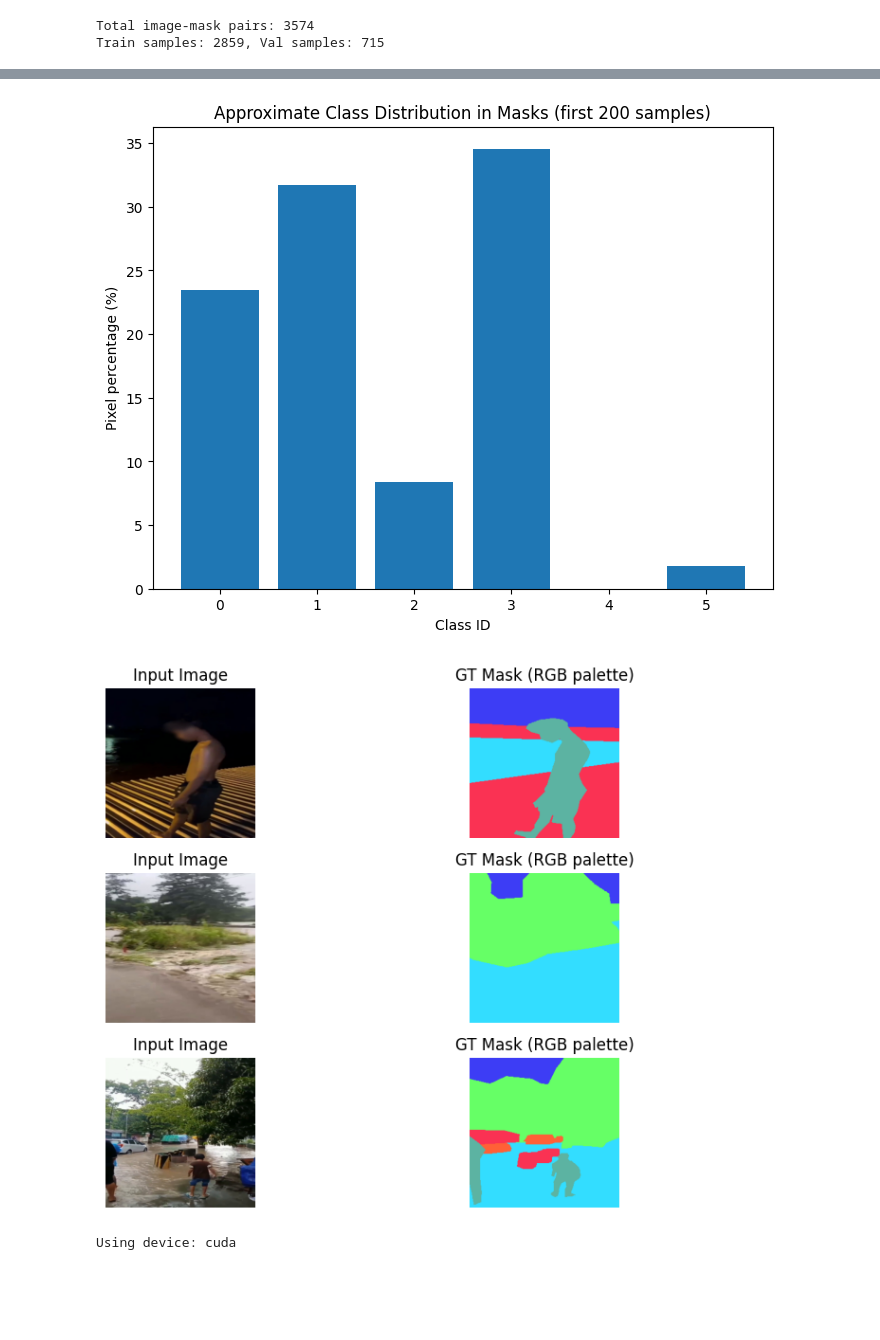
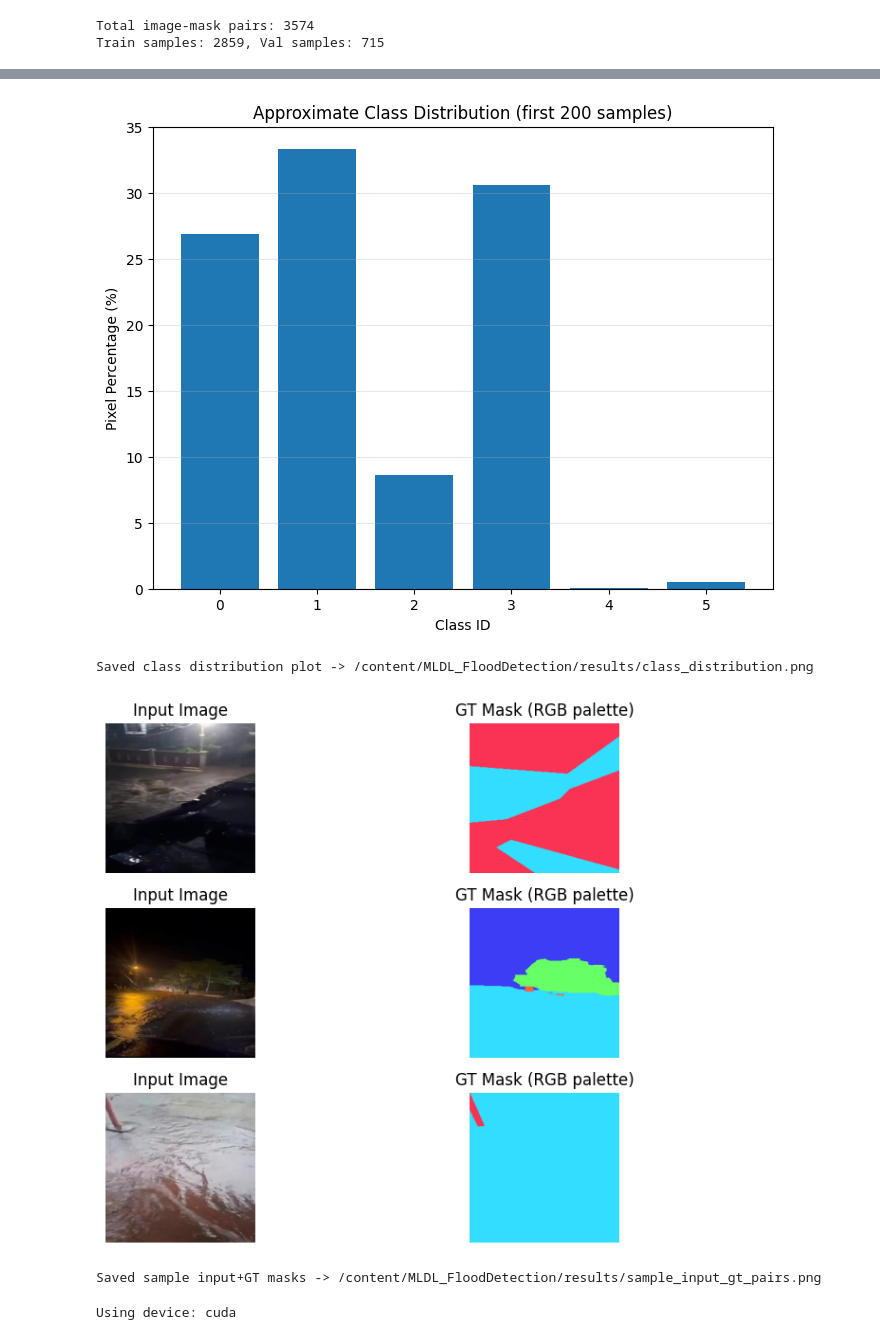
Before and after one commit to viseshb/flood-detection-vision-transformer, a Jupyter notebook: MLDL_FloodDetection/update2/MLDL_Project.ipynb, the cells around one changed output, grey strips where cells are left out. Saved outputs shown, nothing was run; the diff lists cells and outputs as text; code cells hidden in the pictures; blank space fills up the shorter version.

```diff
--- a/MLDL_FloodDetection/update2/MLDL_Project.ipynb
+++ b/MLDL_FloodDetection/update2/MLDL_Project.ipynb
@@ -227,22 +252,34 @@ def compute_class_distribution(dataset, max_samples=200):
 
     return counts
 
+# Compute distribution
 class_counts = compute_class_distribution(full_dataset, max_samples=200)
 class_props = class_counts / class_counts.sum()
 
 print("\nApproximate class pixel distribution:")
 for c, cnt in enumerate(class_counts):
-    print(f"Class {c}: {cnt} pixels ({class_props[c]*100:.2f}%)")
+    print(f"Class {c}: {cnt} pixels ({class_props[c] * 100:.2f}%)")
 
-# Bar plot
-plt.figure()
+# ---------------------------
+# SAVE BAR PLOT
+# ---------------------------
+plt.figure(figsize=(8, 6))
 plt.bar(range(num_classes), class_props * 100)
 plt.xlabel("Class ID")
-plt.ylabel("Pixel percentage (%)")
-plt.title("Approximate Class Distribution in Masks (first 200 samples)")
+plt.ylabel("Pixel Percentage (%)")
+plt.title("Approximate Class Distribution (first 200 samples)")
+plt.grid(axis="y", alpha=0.3)
+
+dist_plot_path = os.path.join(RESULTS_DIR, "class_distribution.png")
+plt.savefig(dist_plot_path, dpi=300, bbox_inches="tight")
 plt.show()
 
-# Show a few example image+mask pairs (EDA)
+print("Saved class distribution plot ->", dist_plot_path)
+
+
+# ============================================================
+# SHOW & SAVE SAMPLE INPUT IMAGES + MASKS
+# ============================================================
 def decode_mask(mask_class):
     """Convert class mask (H,W) -> RGB mask (H,W,3)."""
     h, w = mask_class.shape
@@ -252,24 +289,32 @@ def decode_mask(mask_class):
     return rgb
 
 imgs, masks = next(iter(train_loader))
-imgs_np = imgs.numpy().transpose(0,2,3,1)  # (B,H,W,C)
+imgs_np = imgs.numpy().transpose(0, 2, 3, 1)  # (B,H,W,C)
 masks_np = masks.numpy()
 
-plt.figure(figsize=(10, 6))
+fig = plt.figure(figsize=(10, 6))
+
 for i in range(min(3, imgs_np.shape[0])):
-    plt.subplot(3, 2, 2*i+1)
-    img_show = (imgs_np[i] * [0.229,0.224,0.225] + [0.485,0.456,0.406])
+    # Input image
+    plt.subplot(3, 2, 2*i + 1)
+    img_show = (imgs_np[i] * [0.229, 0.224, 0.225] + [0.485, 0.456, 0.406])
     img_show = np.clip(img_show, 0, 1)
     plt.imshow(img_show)
     plt.title("Input Image")
     plt.axis("off")
 
-    plt.subplot(3, 2, 2*i+2)
+    # Ground truth mask
+    plt.subplot(3, 2, 2*i + 2)
     plt.imshow(decode_mask(masks_np[i]))
     plt.title("GT Mask (RGB palette)")
     plt.axis("off")
 
 plt.tight_layout()
+
+sample_path = os.path.join(RESULTS_DIR, "sample_input_gt_pairs.png")
+plt.savefig(sample_path, dpi=300, bbox_inches="tight")
 plt.show()
+
+print("Saved sample input+GT masks ->", sample_path)
 # %% [output]
 Approximate class pixel distribution:
@@ -282,5 +327,7 @@ Class 5: 235751 pixels (1.80%)
-[figure, old version]
+[figure, new version]
+Saved class distribution plot -> /content/MLDL_FloodDetection/results/class_distribution.png
-[figure, old version]
+[figure, new version]
+Saved sample input+GT masks -> /content/MLDL_FloodDetection/results/sample_input_gt_pairs.png
 # %%
 # ============================================================
 # STEP 5 — U-NET MODEL  [Week 2-3: Initial Model]
```
Also changed, not shown: parts of 8 cells of this notebook, 9 other files.
